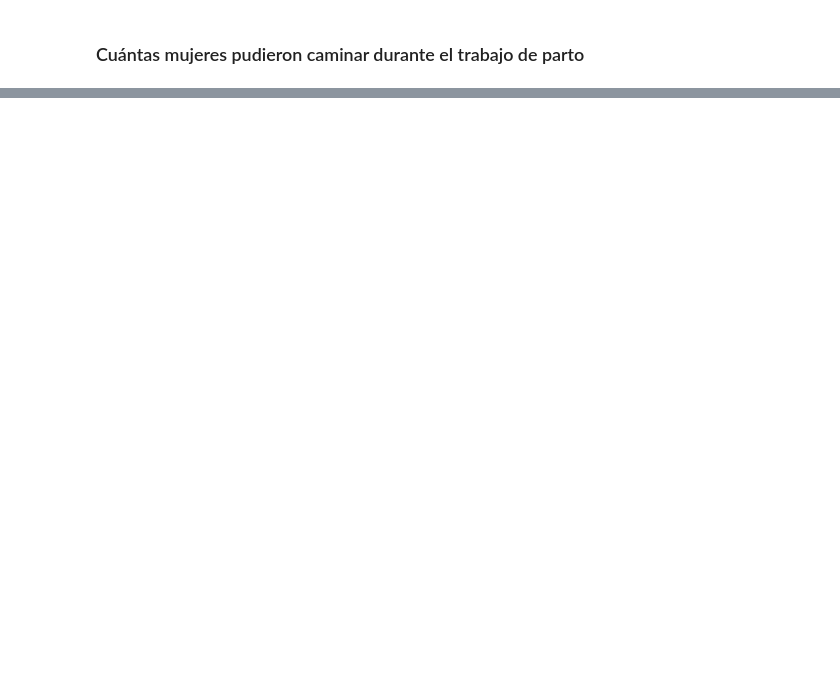
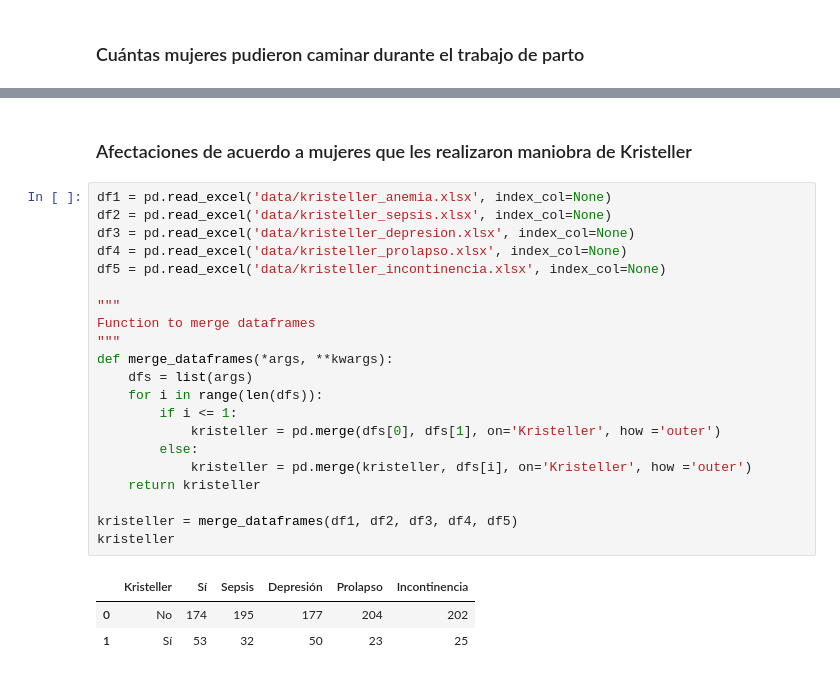
Before and after one commit to DataCritica/violencia-obstetrica-cuba, a Jupyter notebook: dataviz.ipynb, the cells around one changed output, grey strips where cells are left out. Drawn from its saved outputs; the diff is of its cells as text; blank space fills up the shorter version.

```diff
--- a/dataviz.ipynb
+++ b/dataviz.ipynb
@@ -491,0 +750,27 @@ fig.show()
+# %% [markdown]
+### Afectaciones de acuerdo a mujeres que les realizaron maniobra de Kristeller
+# %%
+df1 = pd.read_excel('data/kristeller_anemia.xlsx', index_col=None)
+df2 = pd.read_excel('data/kristeller_sepsis.xlsx', index_col=None)
+df3 = pd.read_excel('data/kristeller_depresion.xlsx', index_col=None)
+df4 = pd.read_excel('data/kristeller_prolapso.xlsx', index_col=None)
+df5 = pd.read_excel('data/kristeller_incontinencia.xlsx', index_col=None)
+
+"""
+Function to merge dataframes
+"""
+def merge_dataframes(*args, **kwargs):
+    dfs = list(args)
+    for i in range(len(dfs)):
+        if i <= 1:
+            kristeller = pd.merge(dfs[0], dfs[1], on='Kristeller', how ='outer')
+        else:
+            kristeller = pd.merge(kristeller, dfs[i], on='Kristeller', how ='outer')
+    return kristeller
+
+kristeller = merge_dataframes(df1, df2, df3, df4, df5)
+kristeller
+# %% [output]
+|  | Kristeller | Sí | Sepsis | Depresión | Prolapso | Incontinencia |
+| 0 | No | 174 | 195 | 177 | 204 | 202 |
+| 1 | Sí | 53 | 32 | 50 | 23 | 25 |
```
Also changed, not shown: parts of 31 cells of this notebook, 12 other files.
